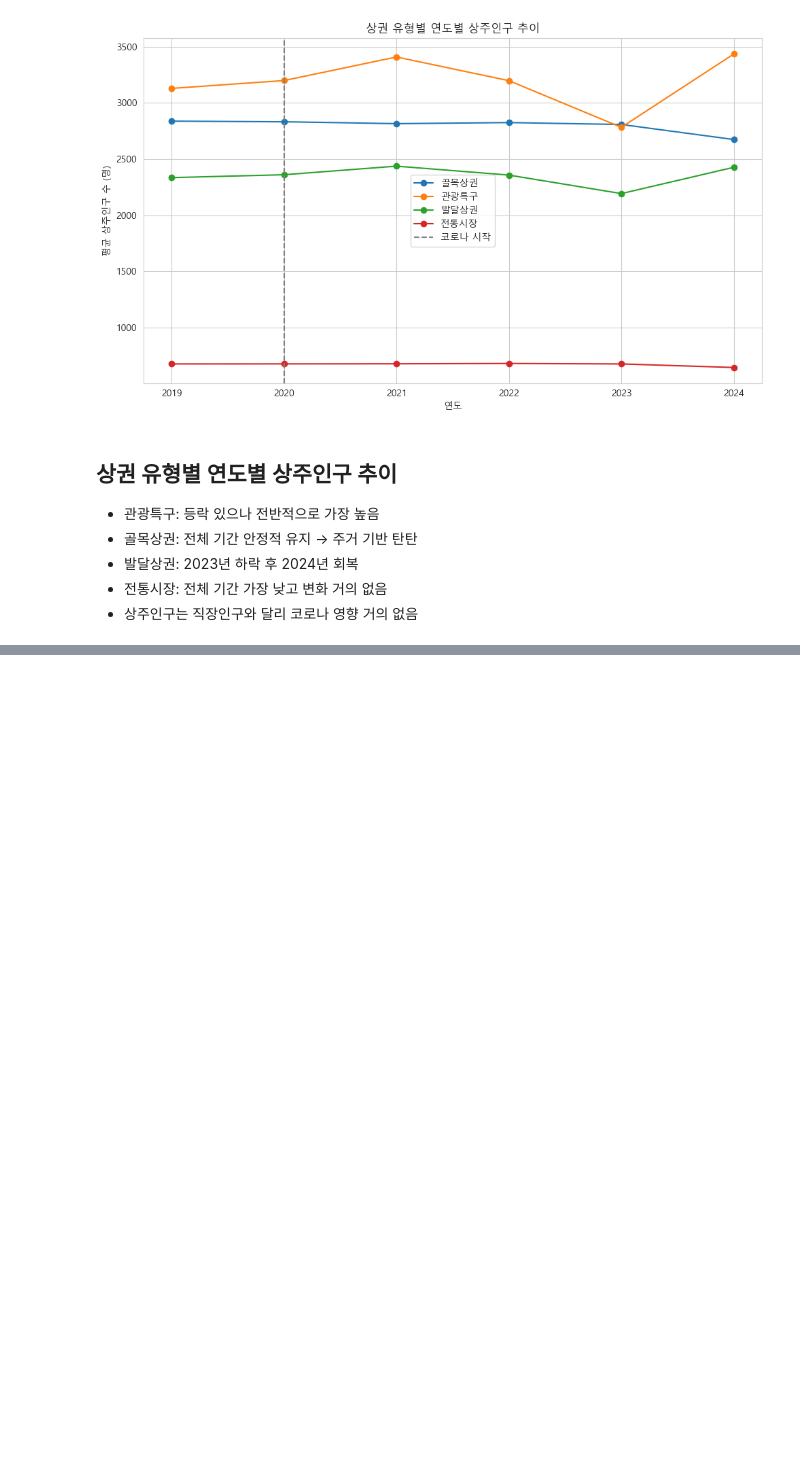
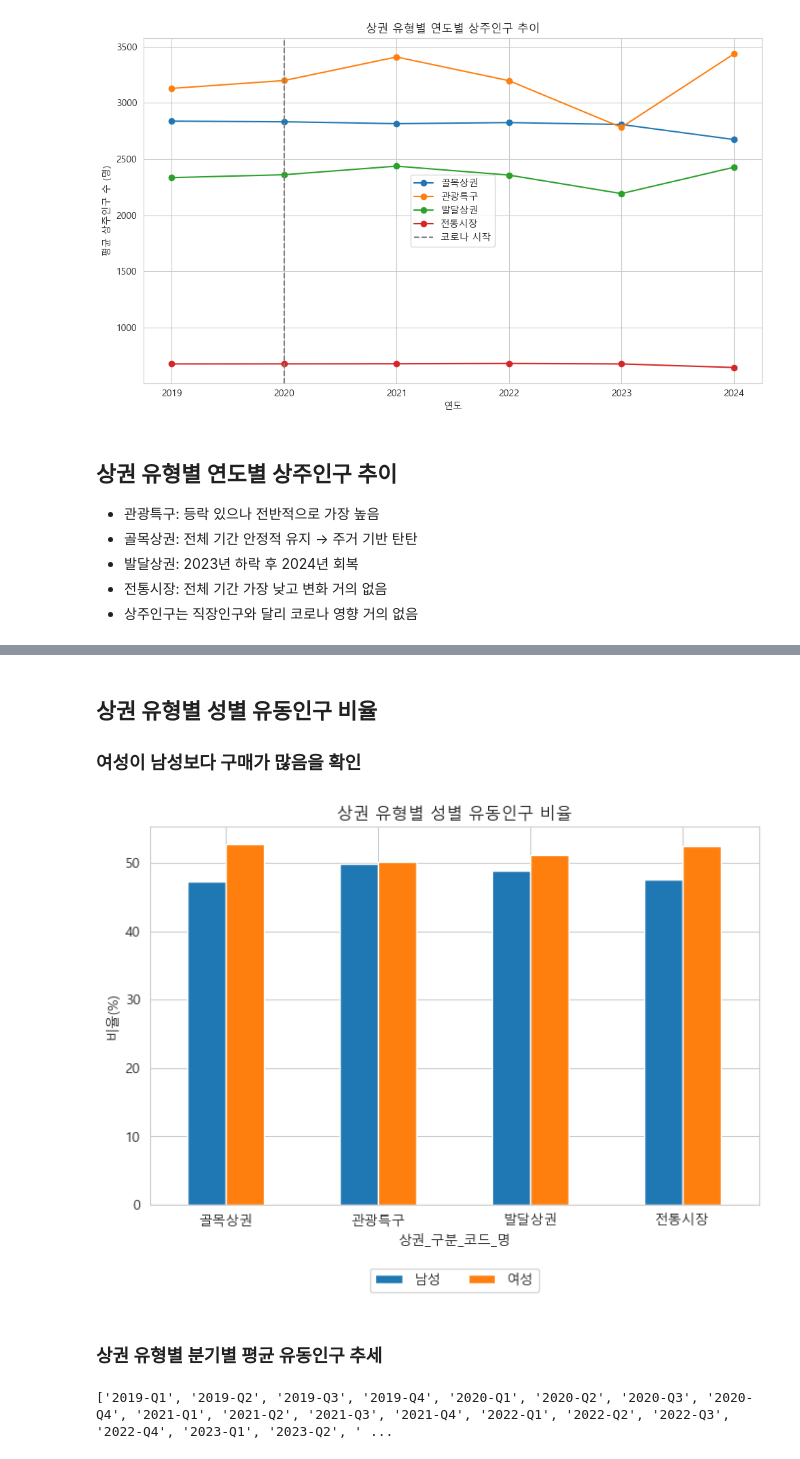
Before and after one commit to sonjiwoo-creator/seouldf, a Jupyter notebook: main.ipynb, the cells around one changed output, grey strips where cells are left out. Saved outputs shown, nothing was run; the diff lists cells and outputs as text; code cells hidden in the pictures; blank space fills up the shorter version.

```diff
--- a/main.ipynb
+++ b/main.ipynb
@@ -182,6 +182,7 @@ print(f'✅ 통합: {sales.shape}')
 # %%
 import glob
 import os
+DATA_DIR = 'data/extracted/서울시_상권분석서비스(추정매출+영역)/'
 
 # 추정매출 파일 자동 탐색
 pattern = DATA_DIR + '*추정매출*.csv'
@@ -1693,0 +1840,18 @@ plt.show()
+# %% [markdown]
+## 상권 유형별 성별 유동인구 비율
+### 여성이 남성보다 구매가 많음을 확인
+# %%
+import pandas as pd
+import matplotlib.pyplot as plt
+import seaborn as sns
+
+# 성별 비율
+df['남성_비율'] = df['남성_유동인구_수'] / df['총_유동인구_수'] * 100
+df['여성_비율'] = df['여성_유동인구_수'] / df['총_유동인구_수'] * 100
+
+# 연령대 비율 (6개 컬럼)
+age_cols = ['연령대_10','연령대_20','연령대_30','연령대_40','연령대_50','연령대_60_이상']
+raw_cols = [f'{c}_유동인구_수' for c in age_cols]
+
+for c, r in zip(age_cols, raw_cols):
+    df[f'{c}_비율'] = df[r] / df['총_유동인구_수'] * 100
@@ -1693,0 +1861,48 @@ plt.show()
+# %%
+df['남성_비율'] = df['남성_유동인구_수'] / df['총_유동인구_수'] * 100
+df['여성_비율'] = df['여성_유동인구_수'] / df['총_유동인구_수'] * 100
+
+age_cols = ['연령대_10','연령대_20','연령대_30','연령대_40','연령대_50','연령대_60_이상']
+
+for col in age_cols:
+    df[f'{col}_비율'] = df[f'{col}_유동인구_수'] / df['총_유동인구_수'] * 100
+
+gender_by_type = df.groupby('상권_구분_코드_명')[['남성_비율','여성_비율']].mean()
+
+import matplotlib.pyplot as plt
+
+plt.rcParams['font.family'] = 'Malgun Gothic'
+plt.rcParams['axes.unicode_minus'] = False
+
+gender_by_type.plot(kind='bar', figsize=(8,5))
+
+plt.title('상권 유형별 성별 유동인구 비율')
+plt.ylabel('비율(%)')
+plt.xticks(rotation=0)
+plt.legend(['남성','여성'],
+           loc='upper center',
+           bbox_to_anchor=(0.5, -0.15),
+           ncol=2)
+plt.show()
+# %% [output]
+[figure, added]
+# %% [markdown]
+### 상권 유형별 분기별 평균 유동인구 추세
+# %%
+# 20211 → 연도 2021, 분기 1
+df['연도'] = df['기준_년분기_코드'] // 10
+df['분기'] = df['기준_년분기_코드'] % 10
+
+# 시각화·정렬용 문자열 레이블
+df['년분기'] = df['연도'].astype(str) + '-Q' + df['분기'].astype(str)
+
+# pandas Period로 변환 (시계열 연산에 유리)
+df['period'] = pd.PeriodIndex(
+    df['연도'].astype(str) + 'Q' + df['분기'].astype(str), freq='Q'
+)
+
+# 정렬 확인
+print(sorted(df['년분기'].unique()))
+# ['2021-Q1', '2021-Q2', ..., '2023-Q4']
+# %% [output]
+['2019-Q1', '2019-Q2', '2019-Q3', '2019-Q4', '2020-Q1', '2020-Q2', '2020-Q3', '2020-Q4', '2021-Q1', '2021-Q2', '2021-Q3', '2021-Q4', '2022-Q1', '2022-Q2', '2022-Q3', '2022-Q4', '2023-Q1', '2023-Q2', ' ...
```
Also changed, not shown: parts of 38 cells of this notebook.
